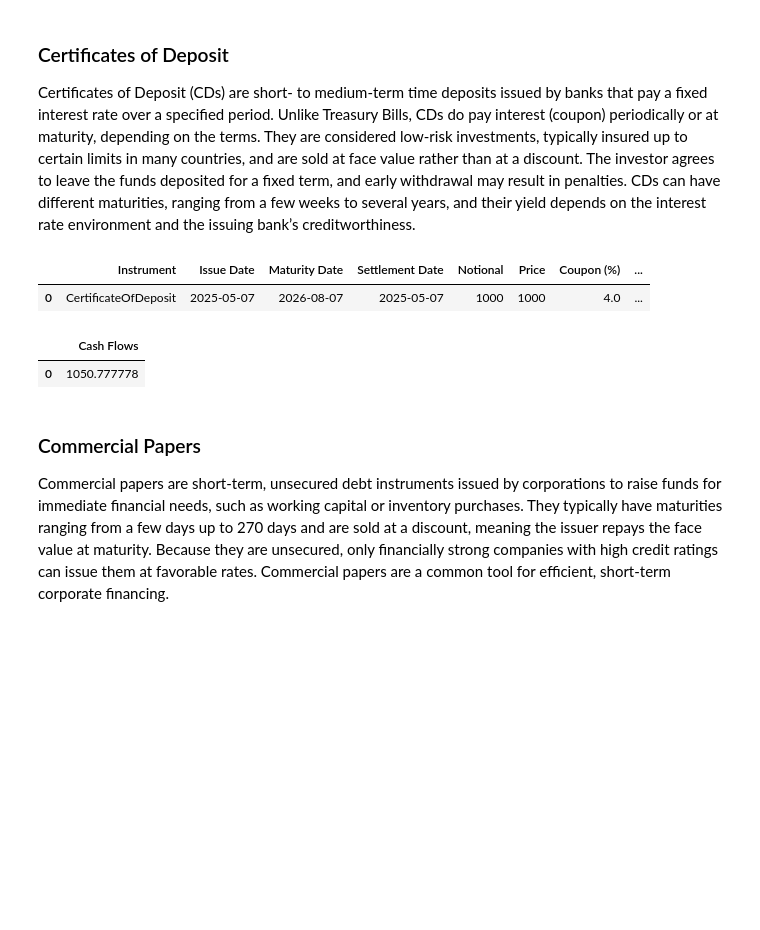
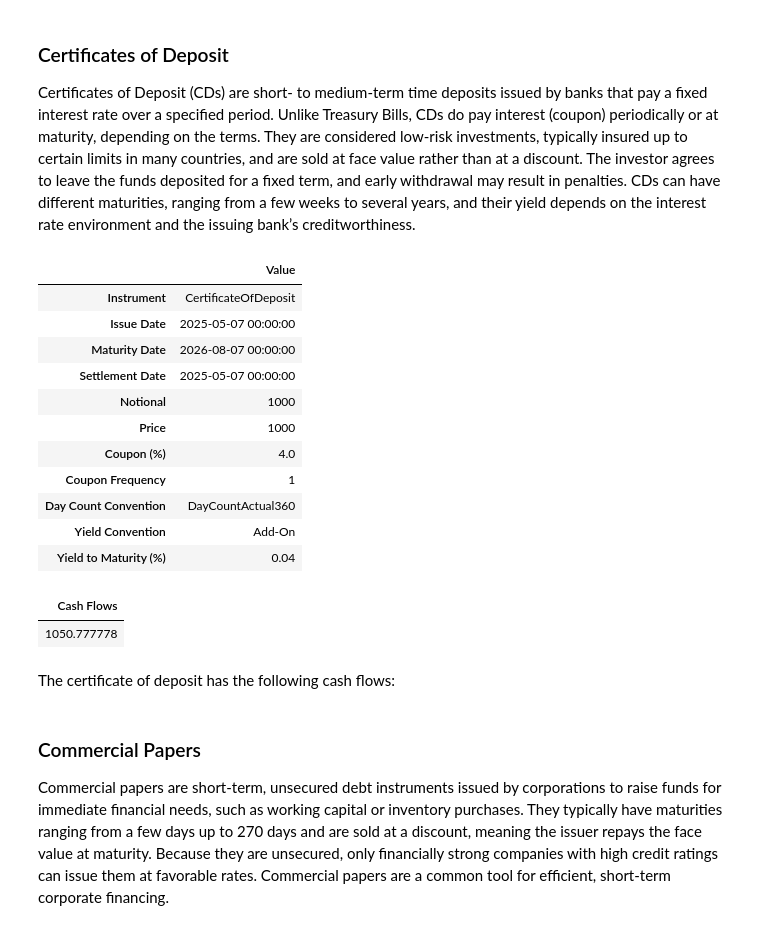
Before and after one commit to Python-Financial-Analyst/pyfian_dev, a Jupyter notebook: docs/source/Topics/fixed_income/03_money_market_instruments.ipynb, the cells around one changed output. Drawn from its saved outputs; the diff is of its cells as text; code cells hidden in the pictures; blank space fills up the shorter version.

```diff
--- a/docs/source/Topics/fixed_income/03_money_market_instruments.ipynb
+++ b/docs/source/Topics/fixed_income/03_money_market_instruments.ipynb
@@ -71,39 +83,48 @@ import pandas as pd
 
 cd = CertificateOfDeposit(
     issue_dt="2025-05-07",
     maturity="2026-08-07",
     settlement_date="2025-05-07",
     price=1000,
     notional=1000,
     cpn=4.00,
     cpn_freq=1,
 )
 
 data = [
     {
         "Instrument": cd.__class__.__name__,
         "Issue Date": cd.issue_dt,
         "Maturity Date": cd.maturity,
         "Settlement Date": cd.get_settlement_date(),
         "Notional": cd.notional,
         "Price": cd.get_price(),
         "Coupon (%)": cd.cpn,
         "Coupon Frequency": cd.cpn_freq,
         "Day Count Convention": cd.day_count_convention.__class__.__name__,
         "Yield Convention": cd.yield_calculation_convention,
         "Yield to Maturity (%)": cd.get_yield_to_maturity(),
     }
 ]
 
 
-df = pd.DataFrame(data)
-
-
+df = pd.DataFrame(data).T
+df.columns = ["Value"]
 display(df)
-
-display(pd.DataFrame({"Cash Flows": cd.cash_flows("2026-04-04")}))
 # %% [output]
-|  | Instrument | Issue Date | Maturity Date | Settlement Date | Notional | Price | Coupon (%) | ... |
-| 0 | CertificateOfDeposit | 2025-05-07 | 2026-08-07 | 2025-05-07 | 1000 | 1000 | 4.0 | ... |
+|  | Value |
+| Instrument | CertificateOfDeposit |
+| Issue Date | 2025-05-07 00:00:00 |
+| Maturity Date | 2026-08-07 00:00:00 |
+| Settlement Date | 2025-05-07 00:00:00 |
+| Notional | 1000 |
+| Price | 1000 |
+| Coupon (%) | 4.0 |
+| Coupon Frequency | 1 |
+| Day Count Convention | DayCountActual360 |
+| Yield Convention | Add-On |
+| Yield to Maturity (%) | 0.04 |
-|  | Cash Flows |
-| 0 | 1050.777778 |
+| Cash Flows |
+| 1050.777778 |
+# %% [markdown]
+The certificate of deposit has the following cash flows:
```
Also changed, not shown: parts of 11 cells of this notebook.
